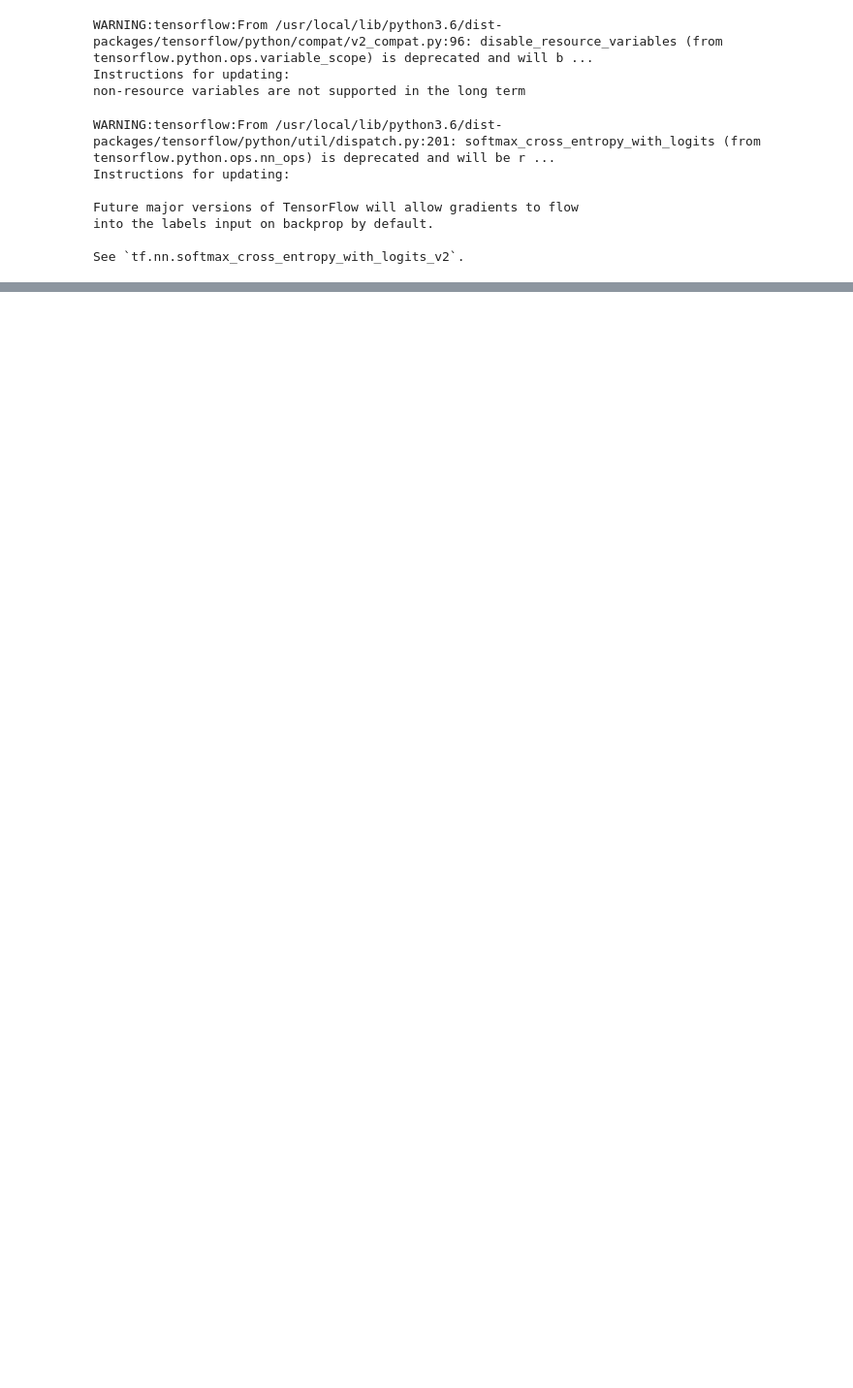
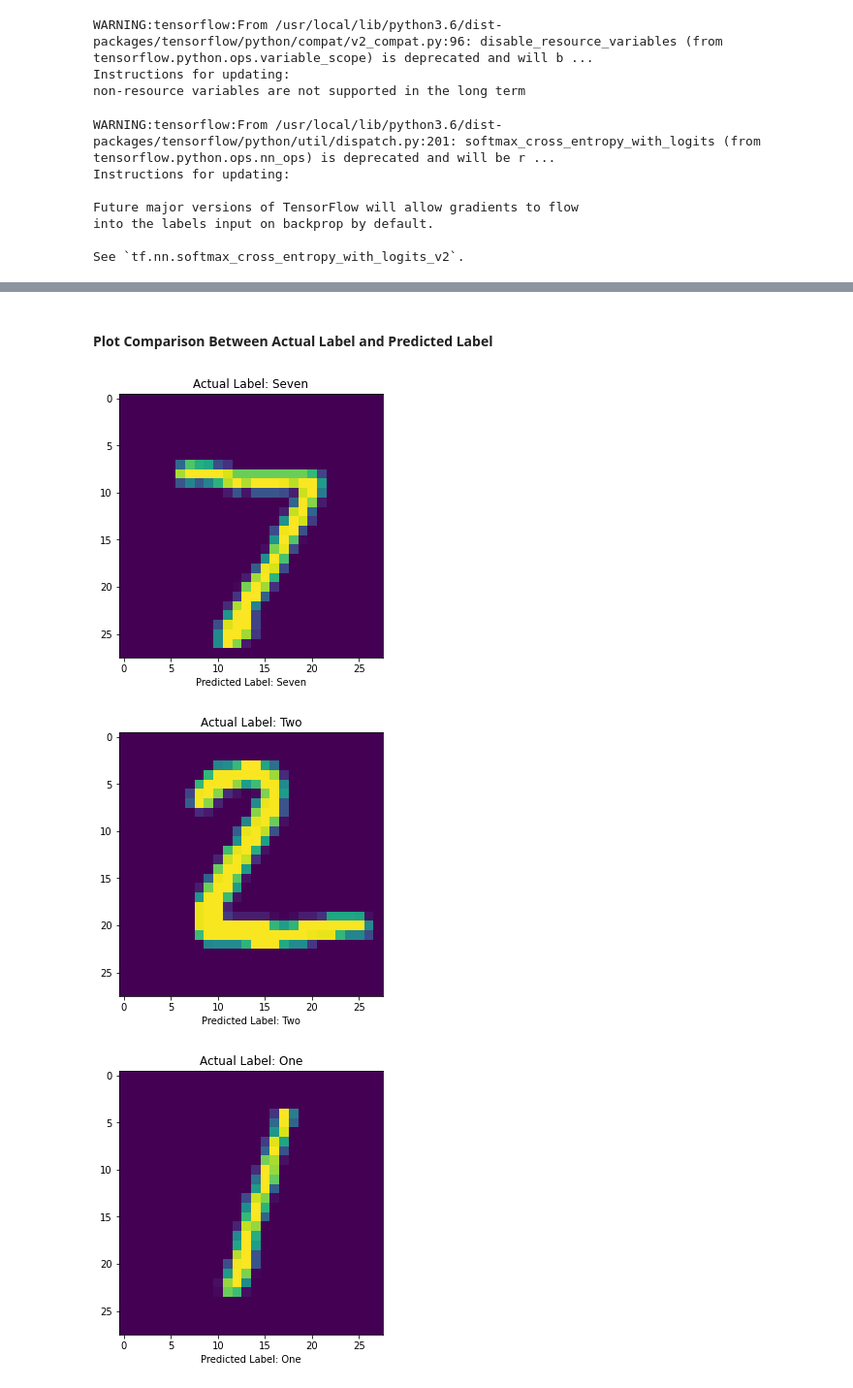
Before and after one commit to Ademide-Ade/Adewale-Ademide-HDSC, a Jupyter notebook: Sample_Stage_D.ipynb, the cells around one changed output, grey strips where cells are left out. Shown at 97% size. Cells and saved outputs as stored; diff of their text form; code cells hidden in the pictures; blank space fills up the shorter version.

```diff
--- a/Sample_Stage_D.ipynb
+++ b/Sample_Stage_D.ipynb
@@ -352,0 +386,17 @@ Text(0.5, 1.0, 'Loss Curve - After regularisation')
+# %% [markdown]
+#### Plot Comparison Between Actual Label and Predicted Label
+# %%
+label_names = ['Zero', 'One', 'Two', 'Three', 'Four', 'Five', 'Six', 'Seven', 'Eight', 'Nine']
+
+for i in range(len(label_names)):
+  plt.figure(figsize = (9,5))
+
+  #plt.subplot(1,1,(i+1))
+  plt.imshow(test_image[i], cmap = None)
+  plt.title('Actual Label: ' + label_names[test_label[i]])
+  plt.xlabel('Predicted Label: ' + label_names[np.argmax(pred[i])])
+  plt.show()
+# %% [output]
+[figure, added]
+[figure, added]
+[figure, added]
```
Also changed, not shown: parts of 21 cells of this notebook.
